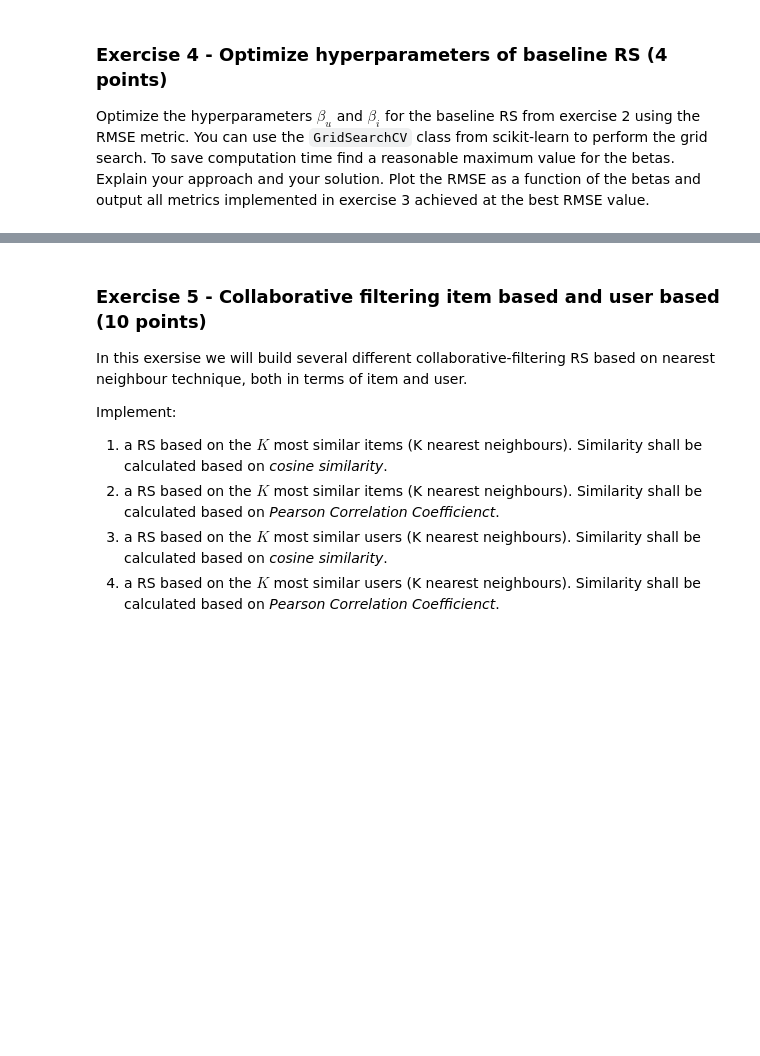
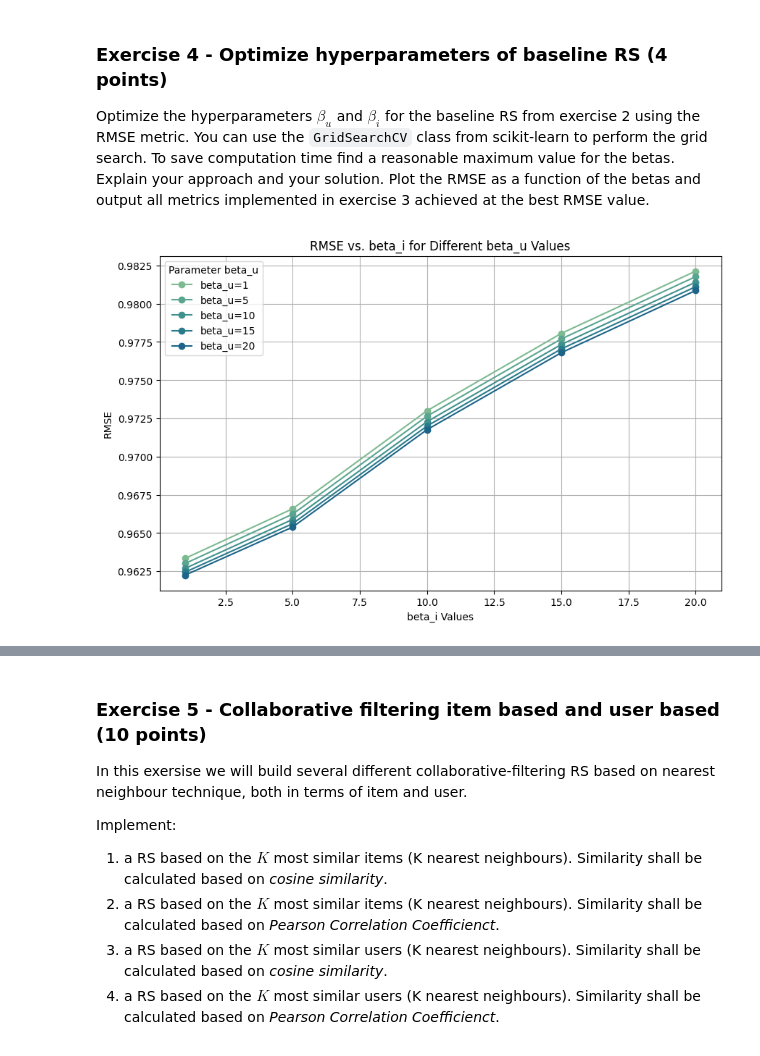
Before and after one commit to okaynils/fhnw-ds-rsy, a Jupyter notebook: MiniChallenge/RSY_ MiniChallenge_FS24.ipynb, the cells around one changed output, grey strips where cells are left out. Cells and saved outputs as stored; diff of their text form; code cells hidden in the pictures; blank space fills up the shorter version.

```diff
--- a/MiniChallenge/RSY_ MiniChallenge_FS24.ipynb
+++ b/MiniChallenge/RSY_ MiniChallenge_FS24.ipynb
@@ -59,9 +59,9 @@ df_ratings = pd.read_csv(DATA_FOLDER + 'ratings.csv')
 genres_dummies = df_movies['genres'].str.get_dummies(sep='|')
 df_movies['genres_list'] = df_movies['genres'].str.split('|')
 
+df_movies['movieId_seq'] = range(1, len(df_movies) + 1)
+
 genre_dummies = df_movies['genres_list'].str.join('|').str.get_dummies()
-
-genre_dummies = genre_dummies.drop(columns=['(no genres listed)'])
 
 df_movies = pd.concat([df_movies, genre_dummies], axis=1)
 
@@ -70,3 +70,9 @@ df_movies = df_movies.drop(columns=['genres', 'genres_list'])
 df_movieratings = pd.merge(df_ratings, df_movies, on='movieId')
 
 sns.set_palette('crest')
+
+user_item_matrix = df_movieratings.pivot(
+    index='userId',
+    columns='movieId',
+    values='rating'
+)
@@ -435,7 +430,7 @@ Explain each of these.
 Note: For the last two see https://medium.com/@m_n_malaeb/recall-and-precision-at-k-for-recommender-systems-618483226c54.
 # %%
 class KFold:
-    def __init__(self, n_splits=5, random_state=None, shuffle=True):
+    def __init__(self, n_splits=5, random_state=None, shuffle=True, n_hold_out=None):
         self.n_splits = n_splits
         self.random_state = random_state
         self.shuffle = shuffle
@@ -498,13 +493,18 @@ Optimize the hyperparameters $\beta_u$ and $\beta_i$ for the baseline RS from ex
 Plot the RMSE as a function of the betas and output all metrics implemented in exercise 3 achieved at the best RMSE value.
 # %%
 def grid_search_cv(X, beta_u_values, beta_i_values, n_splits=5):
+    from sklearn.model_selection import KFold
+    import numpy as np
+
     kf = KFold(n_splits=n_splits, shuffle=True, random_state=1337)
     best_rmse = np.inf
     best_params = None
 
     rmses = []
+
     for beta_u in beta_u_values:
         for beta_i in beta_i_values:
+            cv_rmses = []
             for train_idx, test_idx in kf.split(X):
                 X_train, X_test = X[train_idx], X[test_idx]
 
@@ -516,11 +516,14 @@ def grid_search_cv(X, beta_u_values, beta_i_values, n_splits=5):
                 se = np.square(predictions - X_test)
 
                 rmse = np.sqrt(np.nanmean(se))
-                rmses.append(rmse)
+                cv_rmses.append(rmse)
 
-                if rmse < best_rmse:
-                    best_rmse = rmse
-                    best_params = (beta_u, beta_i)
+            avg_rmse = np.mean(cv_rmses)
+            rmses.append(avg_rmse)
+
+            if avg_rmse < best_rmse:
+                best_rmse = avg_rmse
+                best_params = (beta_u, beta_i)
 
     return best_params, best_rmse, rmses
 
@@ -528,3 +531,21 @@ beta_u_values = [1, 5, 10, 15, 20]
 beta_i_values = [1, 5, 10, 15, 20]
 
 best_params, best_rmse, rmses = grid_search_cv(user_item_matrix.values, beta_u_values, beta_i_values)
+# %%
+def plot_rmse_hyperparameters(beta_u_values, beta_i_values, rmses):
+    rmses_matrix = np.array(rmses).reshape(len(beta_u_values), len(beta_i_values))
+
+    plt.figure(figsize=(10, 6))
+    for index, beta_u in enumerate(beta_u_values):
+        plt.plot(beta_i_values, rmses_matrix[index], label=f'beta_u={beta_u}', marker='o')
+
+    plt.title('RMSE vs. beta_i for Different beta_u Values')
+    plt.xlabel('beta_i Values')
+    plt.ylabel('RMSE')
+    plt.legend(title='Parameter beta_u')
+    plt.grid(True)
+    plt.show()
+
+plot_rmse_hyperparameters(beta_u_values, beta_i_values, rmses)
+# %% [output]
+[figure, added]
```
Also changed, not shown: parts of 19 cells of this notebook.
